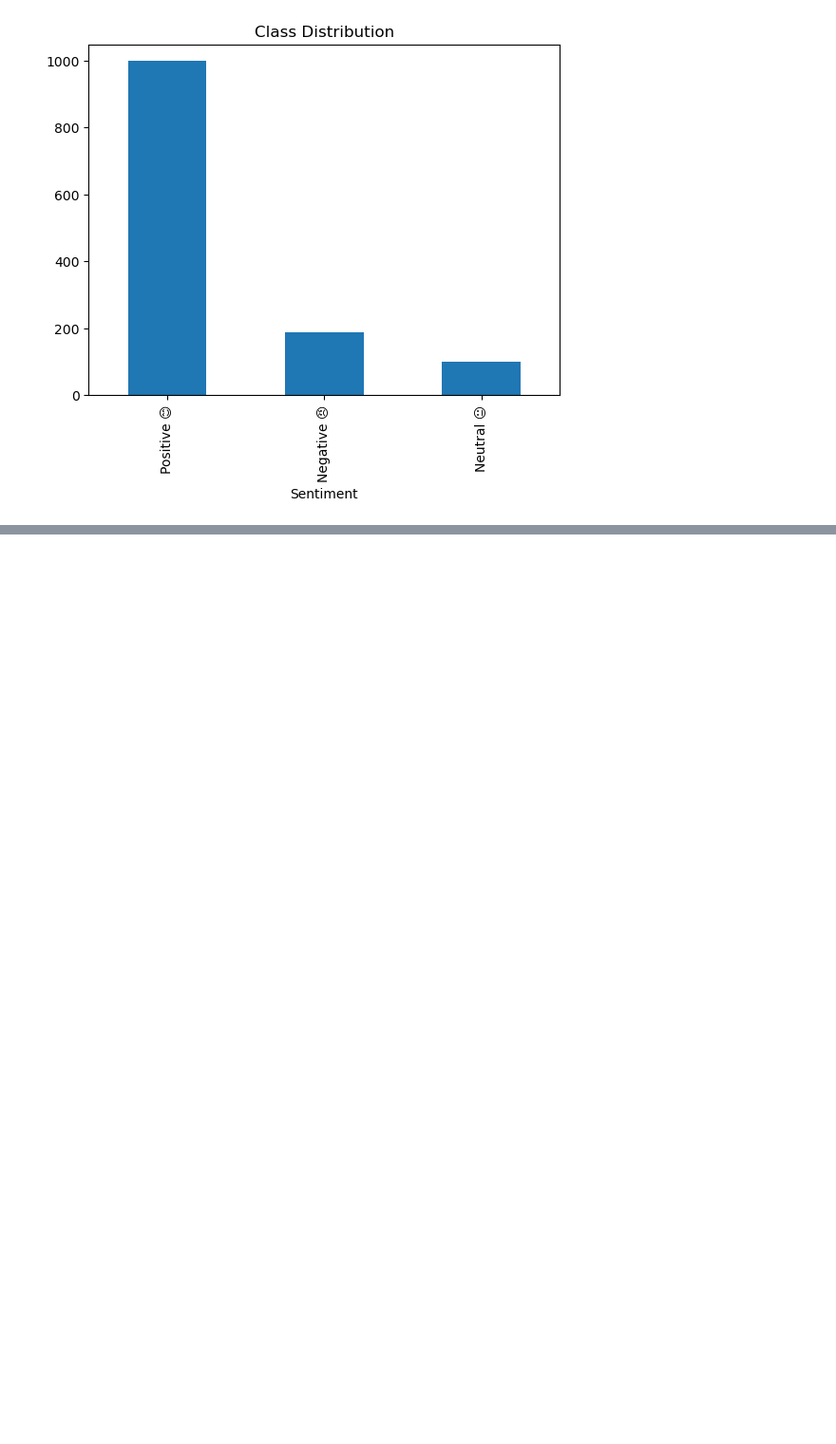
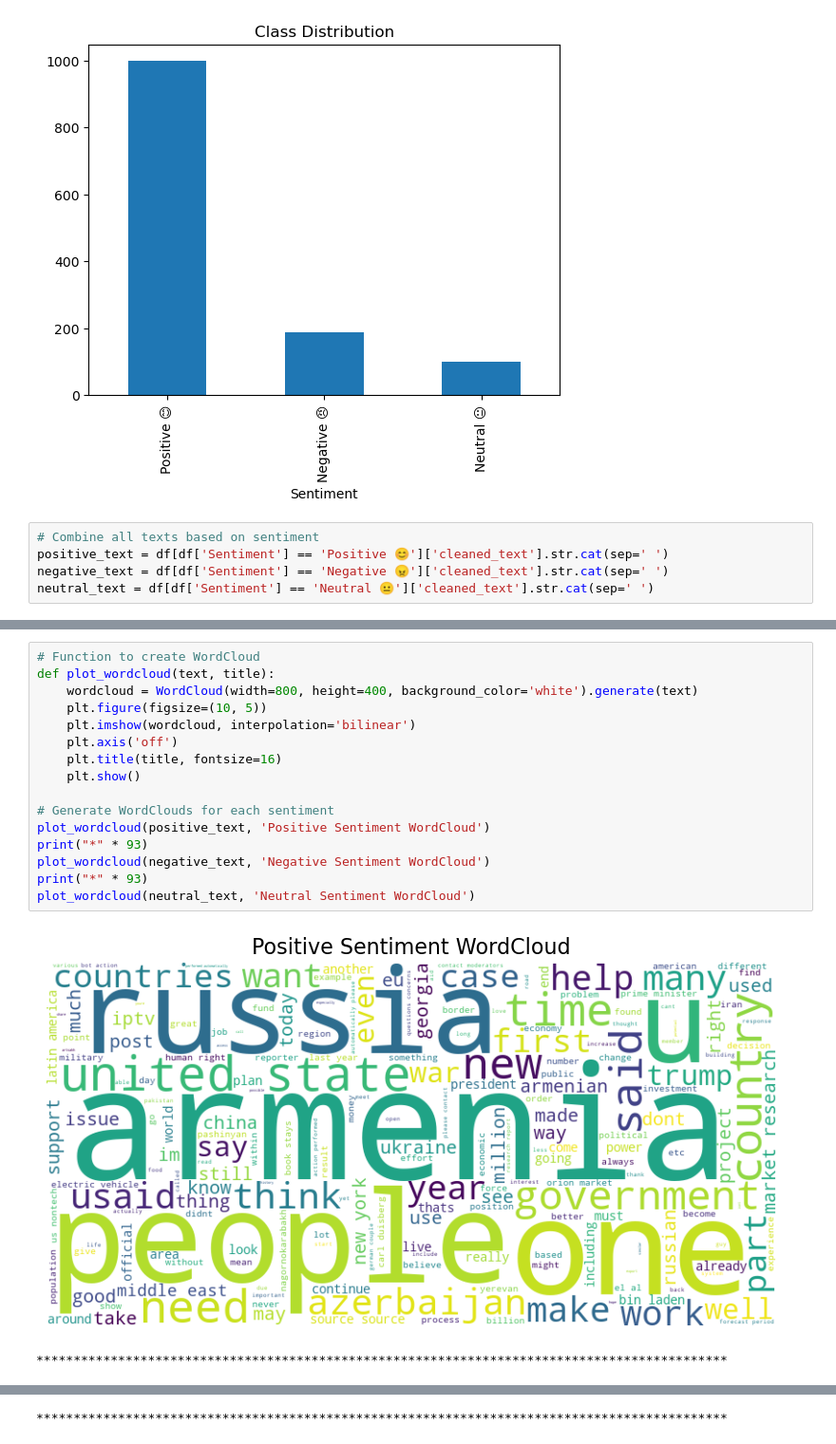
Before and after one commit to tracyotieno-1/USAID_Sentiment_Analysis, a Jupyter notebook: USAID_NLP.ipynb, the cells around one changed output, grey strips where cells are left out. Shown at 95% size. Cells and saved outputs as stored; diff of their text form; blank space fills up the shorter version.

```diff
--- a/USAID_NLP.ipynb
+++ b/USAID_NLP.ipynb
@@ -303,3 +305,8 @@ min          0.000000
 max      41026.000000
 Name: text_length, dtype: float64
 [figure]
+# %%
+# Combine all texts based on sentiment
+positive_text = df[df['Sentiment'] == 'Positive 😊']['cleaned_text'].str.cat(sep=' ')
+negative_text = df[df['Sentiment'] == 'Negative 😠']['cleaned_text'].str.cat(sep=' ')
+neutral_text = df[df['Sentiment'] == 'Neutral 😐']['cleaned_text'].str.cat(sep=' ')
@@ -305,0 +331,19 @@ Name: text_length, dtype: float64
+# %%
+# Function to create WordCloud
+def plot_wordcloud(text, title):
+    wordcloud = WordCloud(width=800, height=400, background_color='white').generate(text)
+    plt.figure(figsize=(10, 5))
+    plt.imshow(wordcloud, interpolation='bilinear')
+    plt.axis('off')
+    plt.title(title, fontsize=16)
+    plt.show()
+
+# Generate WordClouds for each sentiment
+plot_wordcloud(positive_text, 'Positive Sentiment WordCloud')
+print("*" * 93)
+plot_wordcloud(negative_text, 'Negative Sentiment WordCloud')
+print("*" * 93)
+plot_wordcloud(neutral_text, 'Neutral Sentiment WordCloud')
+# %% [output]
+[figure, added]
+*********************************************************************************************
@@ -305,0 +351 @@ Name: text_length, dtype: float64
+*********************************************************************************************
```
Also changed, not shown: parts of 4 cells of this notebook.
